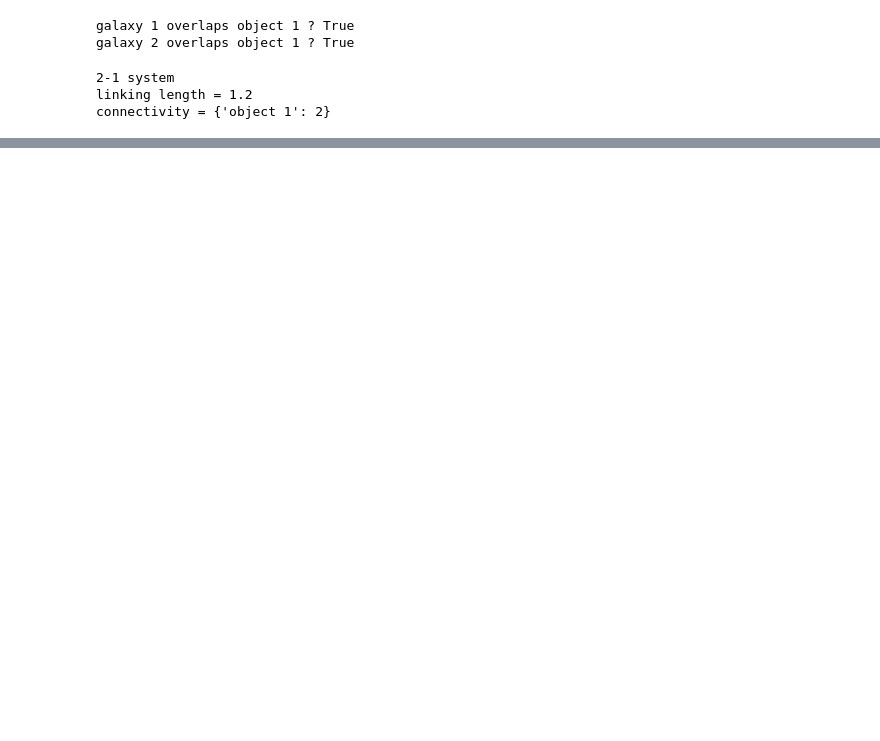
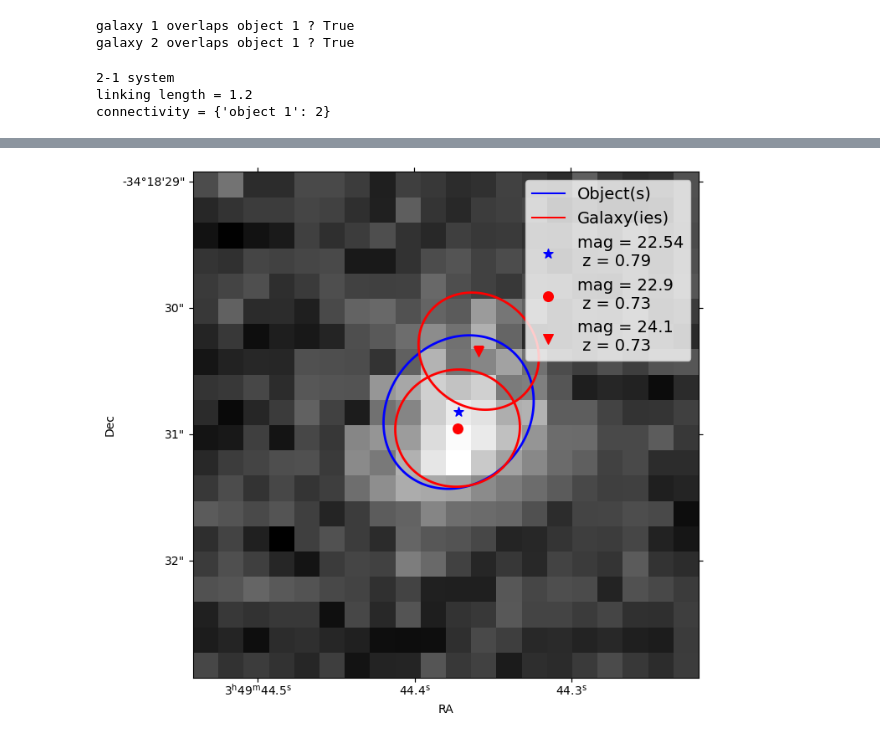
Before and after one commit to LSSTDESC/friendly, a Jupyter notebook: notebooks/FoF_ellipse_overlap.ipynb, the cells around one changed output, grey strips where cells are left out. Saved outputs shown, nothing was run; the diff lists cells and outputs as text; code cells hidden in the pictures; blank space fills up the shorter version.

```diff
--- a/notebooks/FoF_ellipse_overlap.ipynb
+++ b/notebooks/FoF_ellipse_overlap.ipynb
@@ -431,0 +437,4 @@ plt.savefig(f'{n+1}-{m+1}.png')
+# %%
+skymap = butler.get('deepCoadd_skyMap')
+# %%
+patch = object_data['patch'][idx2][0]
@@ -431,0 +445,2 @@ plt.savefig(f'{n+1}-{m+1}.png')
+# %%
+dataId = {'tract':4026, 'patch': patch, 'filter':'i'}
@@ -431,0 +458,71 @@ plt.savefig(f'{n+1}-{m+1}.png')
+# %%
+dx_obj = (((ra2[0] - ra2) * np.cos(np.radians( (dec2+dec2[0]) / 2 )) * 3600 / 0.2)) #pixel displacement with respect to the position of the object #1
+dy_obj = ((dec2[0] - dec2) * 3600 / 0.2)
+# %%
+markers = ['*', 'o', 'v', 's', '^', 'P']
+
+cutout_size = 20  # 300 pixels -> about 1 arcmin; use even-number size!!
+cutout_extent = lsst.geom.ExtentI(cutout_size, cutout_size)
+
+############################################################################
+
+radec = lsst.geom.SpherePoint(ra2[0], dec2[0], lsst.geom.degrees)
+
+center = skymap.findTract(radec).getWcs().skyToPixel(radec)
+
+if np.floor(center.x) - np.round(center.x) == 0:
+    pix_center_x = center.x
+else:
+    pix_center_x = center.x + 1
+
+if np.floor(center.y) - np.round(center.y) == 0:
+    pix_center_y = center.y
+else:
+    pix_center_y = center.y + 1
+
+bbox = lsst.geom.BoxI(lsst.geom.Point2I((pix_center_x - cutout_size*0.5, pix_center_y - cutout_size*0.5)), cutout_extent)
+cutout = butler.get("deepCoadd_sub", dataId=dataId, bbox=bbox)
+wcs = cutout.getWcs()
+
+off = lsst.geom.Extent2D(-(pix_center_x - cutout_size*0.5), -(pix_center_y - cutout_size*0.5))
+wcs_new = wcs.copyAtShiftedPixelOrigin(off)
+wcs_fits_meta = wcs_new.getFitsMetadata()
+
+image_arr = cutout.getMaskedImage().getImage().array
+
+fig, ax = plt.subplots(subplot_kw={'projection': WCS(wcs_fits_meta)}, figsize=(8, 8), dpi=100)
+vmin, vmax = image_arr.min(), image_arr.max()
+
+ax.imshow(image_arr, vmin=vmin, vmax=vmax, cmap='binary_r', origin='lower')
+
+############################################################################
+
+ax.plot([], [], 'b', label='Object(s)')
+ax.plot([], [], 'r', label='Galaxy(ies)')
+
+p_obj = ab2AB(a2[0], b2[0], theta2[0], cutout_size/2, cutout_size/2)
+plot_shape(cutout_size/2, cutout_size/2, rough_size, p_obj, c='b', ls='-', ax=ax)
+ax.scatter(cutout_size/2, cutout_size/2, marker=markers[0], c='b', s=70,
+           label='mag = ' + str(round(float(object_data['mag_i_cModel'][idx2[0]]),2)) + '\n z = ' + str(round(float(object_data['photoz_mean'][idx2[0]]),2)))
+
+for i in range(1, len(idx2)):
+
+    p_obj = ab2AB(a2[i], b2[i], theta2[i], cutout_size/2 + dx_obj[i], cutout_size/2 - dy_obj[i])
+    plot_shape(cutout_size/2 + dx_obj[i], cutout_size/2 - dy_obj[i], rough_size, p_obj, c='b', ls='-', ax=ax)
+    ax.scatter(cutout_size/2 + dx_obj[i], cutout_size/2 - dy_obj[i], marker=markers[i], c='b', s=70,
+              label='mag = ' + str(round(float(object_data['mag_i_cModel'][idx2[i]]),2)) + '\n z = ' + str(round(float(object_data['photoz_mean'][idx2[i]]),2)))
+
+for j in range(len(idx1)):
+
+    p_gal = ab2AB(a1[j], b1[j], theta1[j], cutout_size/2 + dx[j], cutout_size/2 - dy[j])
+    plot_shape(cutout_size/2 + dx[j], cutout_size/2 - dy[j], rough_size, p_gal, c='r', ls='-', ax=ax)
+    ax.scatter(cutout_size/2 + dx[j], cutout_size/2 - dy[j], marker=markers[len(idx2)+j], c='r', s=70,
+              label='mag = ' + str(round(float(truth_data['mag_i'][idx1[j]]),2)) + '\n z = ' + str(round(float(truth_data['redshift'][idx1[j]]),2)))
+
+ax.set_xlabel("RA")
+ax.set_ylabel("Dec")
+
+ax.legend(prop={'size':14})
+plt.savefig(f'{n+1}-{m+1}.png')
+# %% [output]
+[figure, added]
```
Also changed, not shown: parts of 30 cells of this notebook.
